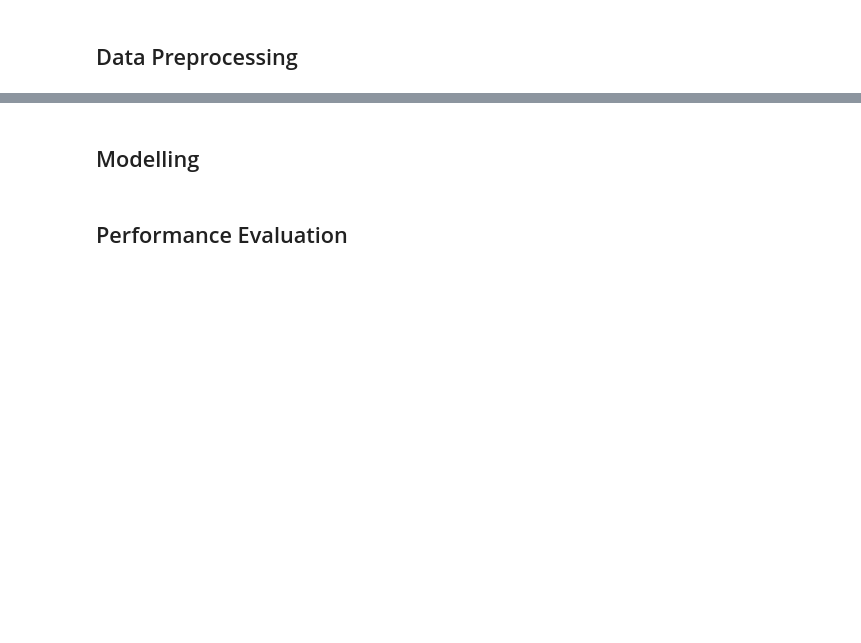
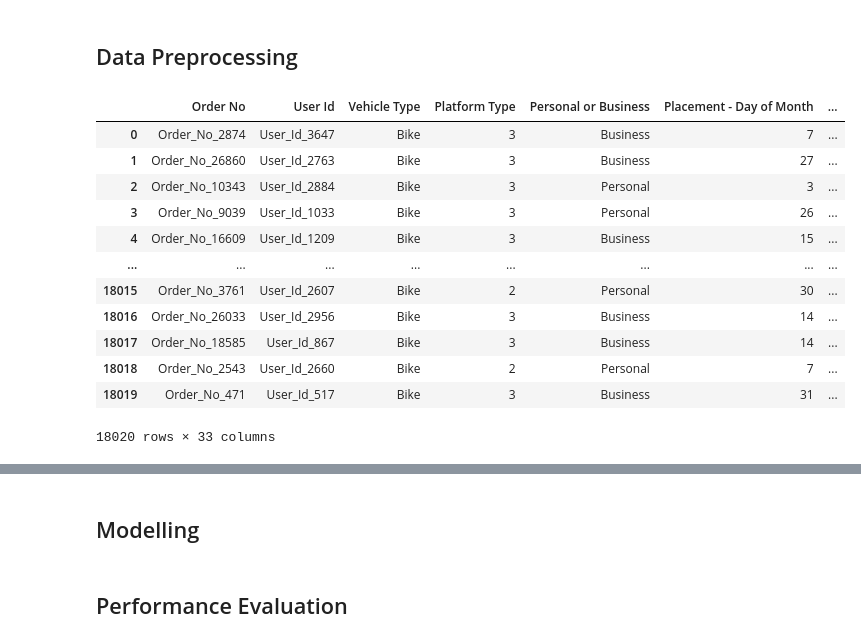
Before and after one commit to Nyandala/Supervised-Learning-Regression-Predict, a Jupyter notebook: Team_19_JHB_TeamName.ipynb, the cells around one changed output, grey strips where cells are left out. Saved outputs shown, nothing was run; the diff lists cells and outputs as text; code cells hidden in the pictures; blank space fills up the shorter version.

Commit message:
Data Preprocessing (Nthabeleng & Elvis)

```diff
--- a/Team_19_JHB_TeamName.ipynb
+++ b/Team_19_JHB_TeamName.ipynb
@@ -123,9 +125,9 @@ sns.set_style("white")
 # %% [markdown]
 ### Load Data
 # %%
-train_data = pd.read_csv('https://raw.githubusercontent.com/Lizette95/regression-predict-api-template/master/utils/data/train_data.csv')
-test_data = pd.read_csv('https://raw.githubusercontent.com/Lizette95/regression-predict-api-template/master/utils/data/test_data.csv')
-riders = pd.read_csv('https://raw.githubusercontent.com/Lizette95/regression-predict-api-template/master/utils/data/riders.csv')
+train_data = pd.read_csv('https://raw.githubusercontent.com/Lizette95/regression-predict-api-template/master/utils/data/Train.csv')
+test_data = pd.read_csv('https://raw.githubusercontent.com/Lizette95/regression-predict-api-template/master/utils/data/Test.csv')
+riders = pd.read_csv('https://raw.githubusercontent.com/Lizette95/regression-predict-api-template/master/utils/data/Riders.csv')
 # %% [markdown]
 ### Merge Datasets
 # %%
@@ -303,3 +459,19 @@ plt.show()
 # %% [markdown]
 <a id="preprocessing"></a>
 ## Data Preprocessing
+# %%
+train_data
+# %% [output]
+|  | Order No | User Id | Vehicle Type | Platform Type | Personal or Business | Placement - Day of Month | ... |
+| 0 | Order_No_2874 | User_Id_3647 | Bike | 3 | Business | 7 | ... |
+| 1 | Order_No_26860 | User_Id_2763 | Bike | 3 | Business | 27 | ... |
+| 2 | Order_No_10343 | User_Id_2884 | Bike | 3 | Personal | 3 | ... |
+| 3 | Order_No_9039 | User_Id_1033 | Bike | 3 | Personal | 26 | ... |
+| 4 | Order_No_16609 | User_Id_1209 | Bike | 3 | Business | 15 | ... |
+| ... | ... | ... | ... | ... | ... | ... | ... |
+| 18015 | Order_No_3761 | User_Id_2607 | Bike | 2 | Personal | 30 | ... |
+| 18016 | Order_No_26033 | User_Id_2956 | Bike | 3 | Business | 14 | ... |
+| 18017 | Order_No_18585 | User_Id_867 | Bike | 3 | Business | 14 | ... |
+| 18018 | Order_No_2543 | User_Id_2660 | Bike | 2 | Personal | 7 | ... |
+| 18019 | Order_No_471 | User_Id_517 | Bike | 3 | Business | 31 | ... |
+18020 rows × 33 columns
```
Also changed, not shown: parts of 53 cells of this notebook.
